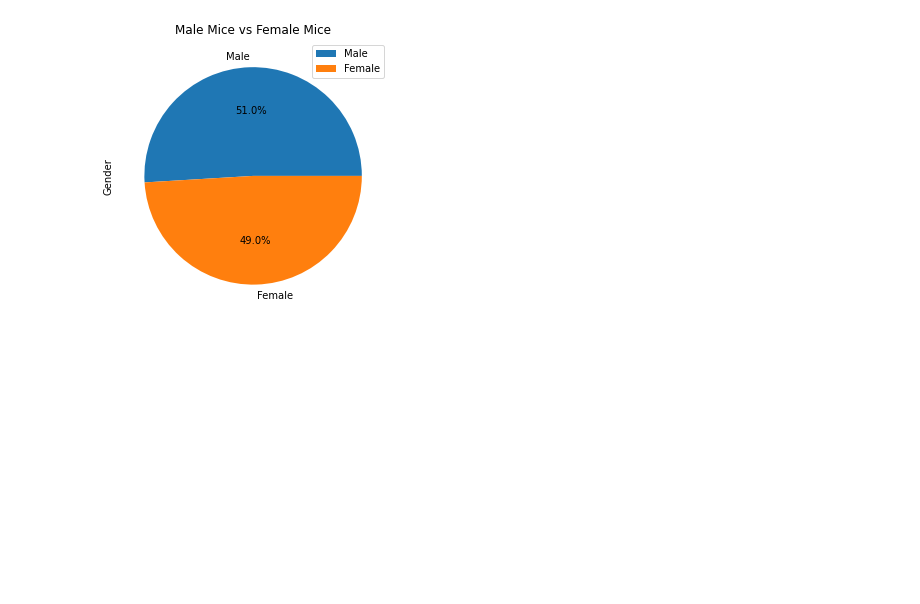
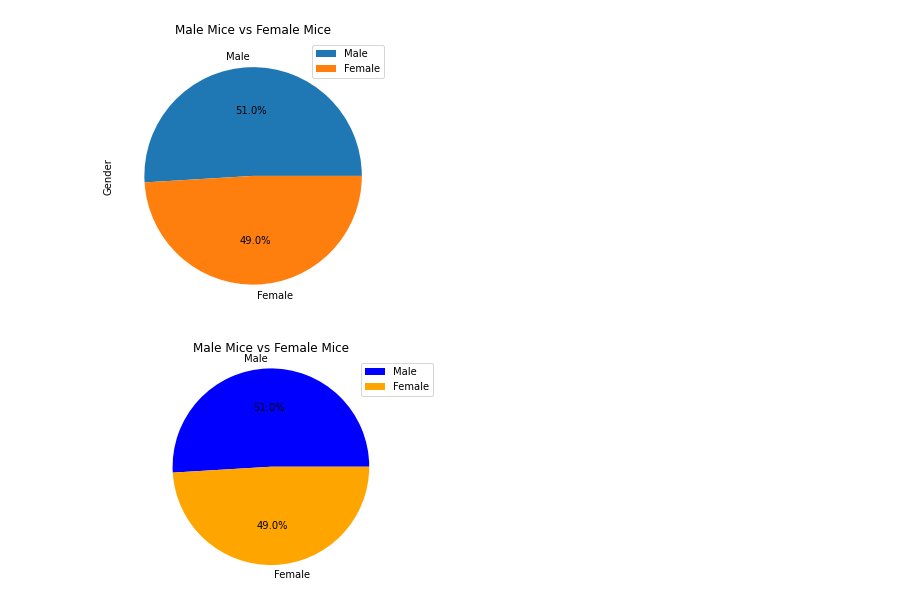
Before and after one commit to EdwinVargas22/UCI-Edwin-Vargas-Homework, a Jupyter notebook: 05-Matplotlib-Challenge/Script for Pharmaceutical.ipynb, the cells around one changed output. Drawn from its saved outputs; the diff is of its cells as text; code cells hidden in the pictures; blank space fills up the shorter version.

Commit message:
Created pie chart using plyplot of number of male vs female mice

```diff
--- a/05-Matplotlib-Challenge/Script for Pharmaceutical.ipynb
+++ b/05-Matplotlib-Challenge/Script for Pharmaceutical.ipynb
@@ -149,3 +152,25 @@ plt.title("Male Mice vs Female Mice")
 # %% [output]
 Text(0.5, 1.0, 'Male Mice vs Female Mice')
 [figure]
+# %%
+# Index the gender names to a list
+label_names = gender_summary.index.tolist()
+
+# Count the number of male and female mice
+count_sex = clean_data['Sex'].value_counts().tolist()
+
+# Set color
+colors = ["blue", "orange"]
+
+# Plot the list to a pie chart
+text = plt.pie(count_sex, labels=label_names, colors=colors, autopct="%1.1f%%")
+
+# Set title, legend, and circular pie chart
+plt.title("Male Mice vs Female Mice")
+plt.legend(label_names, loc='best')
+plt.axis('equal')
+
+# Show the pie chart
+plt.show()
+# %% [output]
+[figure, added]
```
Also changed, not shown: parts of 2 cells of this notebook.
